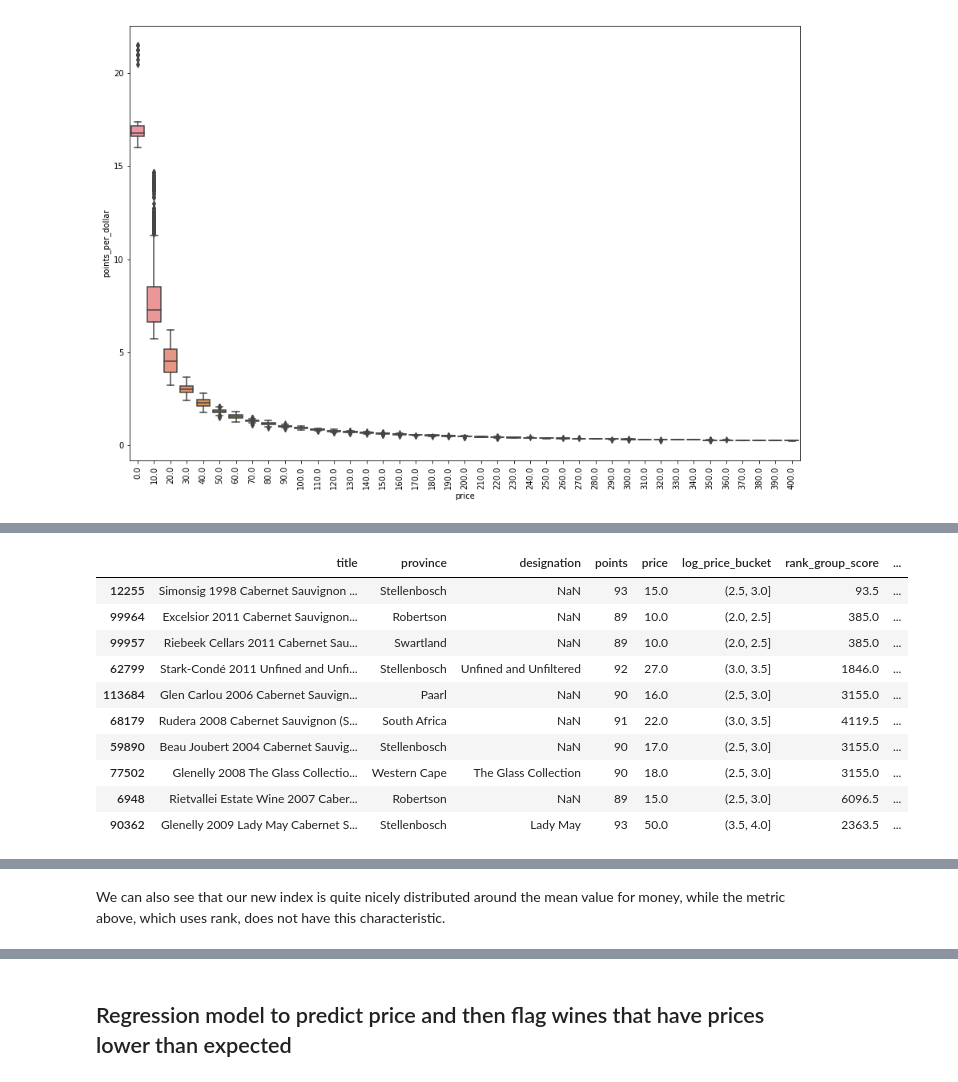
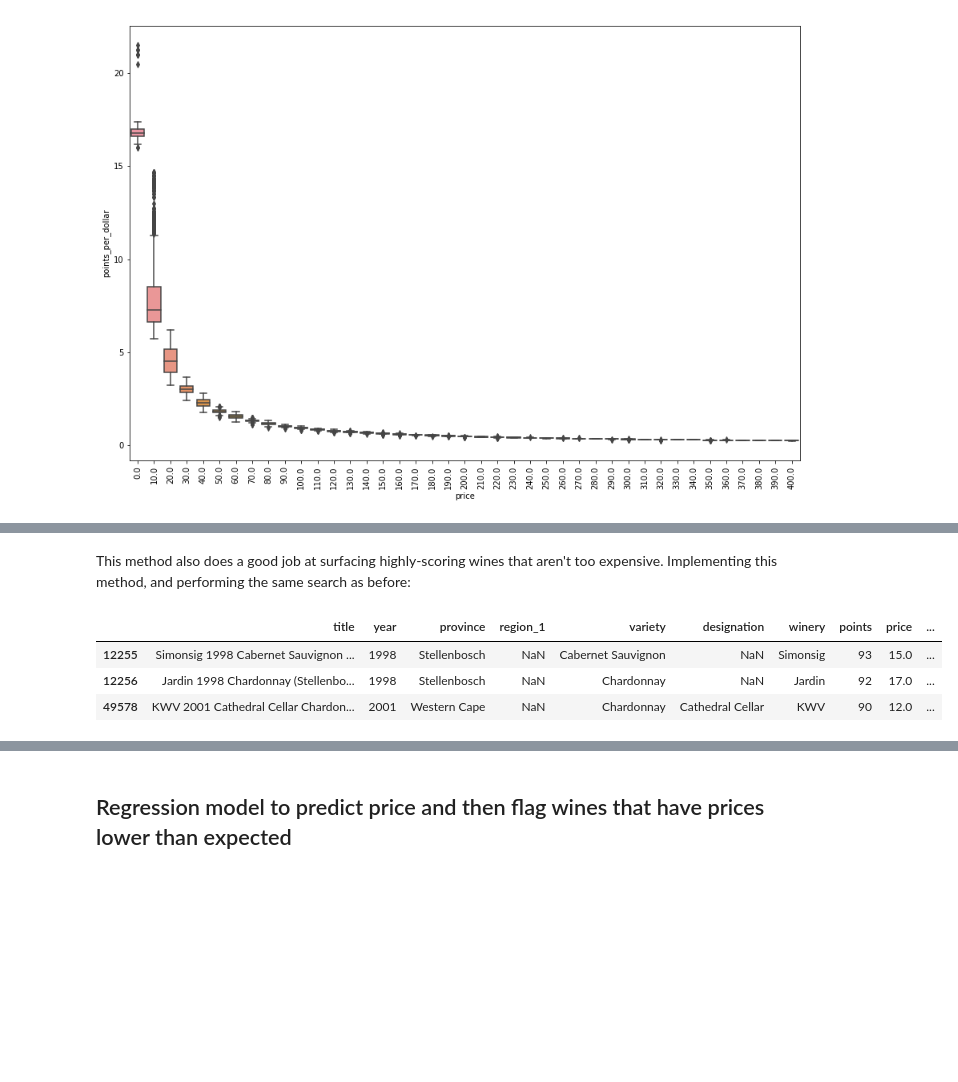
Before and after one commit to jbertscher/wining-and-mining, a Jupyter notebook: notebooks/1.0-jb-value-for-money.ipynb, the cells around one changed output, grey strips where cells are left out. Saved outputs shown, nothing was run; the diff lists cells and outputs as text; code cells hidden in the pictures; blank space fills up the shorter version.

```diff
--- a/notebooks/1.0-jb-value-for-money.ipynb
+++ b/notebooks/1.0-jb-value-for-money.ipynb
@@ -83,9 +104,8 @@ It would be interesting to look at the year of the wine. While this isn't includ
 wine['year'] = wine['title'].apply(lambda x: re.search(r'(19|20)[0-9]{2}', x))  # _sre.SRE_Match object returned
 year_matched = pd.notnull(wine['year'])  # Find where there is a match (no match signified by `NaN`)
 wine.loc[year_matched, 'year'] = wine.loc[year_matched, 'year'].apply(lambda x: x.group(0))  # Extract year where there is a match
-# wine = wine[~wine['year'].isnull()]  # Drop columns where `year` is null (no match)
+wine = wine[~wine['year'].isnull()]  # Drop columns where `year` is null (no match)
 wine['year'] = wine['year'].astype(int, errors='ignore')
-# wine = wine.dropna(axis = 0, how = 'any')
 # %% [markdown]
 ### Duplicates
 
@@ -290,19 +297,17 @@ What's nice about this index is that the value itself gives us a sense of how mu
+# %% [markdown]
+This method also does a good job at surfacing highly-scoring wines that aren't too expensive. Implementing this method, and performing the same search as before:
 # %%
-searched = wine.loc[(wine['variety']=='Cabernet Sauvignon')
-         & (wine['country']=='South Africa'),
-         ['title', 'province', 'designation', 'points', 'price', 'log_price_bucket',
-          'rank_group_score', 'scaled_points_per_log_dollar']]
+searched = wine.loc[#(wine['variety']=='Cabernet Sauvignon')
+         (wine['country']=='South Africa'),
+         ['title', 'year', 'province', 'region_1', 'variety', 'designation', 'winery',
+          'points', 'price', 'log_price_bucket', 'rank_group_score', 'scaled_points_per_log_dollar']]
 
-searched.sort_values('scaled_points_per_log_dollar', ascending=False).head(10)
+searched.sort_values('scaled_points_per_log_dollar', ascending=False).head(3)
+mid = [np.round(searched.shape[0]/2)]
+mid = [mid[0]-1] + mid + [mid[0]+1]
+searched.sort_values('scaled_points_per_log_dollar', ascending=False).iloc[mid]
 # %% [output]
-|  | title | province | designation | points | price | log_price_bucket | rank_group_score | ... |
-| 12255 | Simonsig 1998 Cabernet Sauvignon ... | Stellenbosch | NaN | 93 | 15.0 | (2.5, 3.0] | 93.5 | ... |
-| 99964 | Excelsior 2011 Cabernet Sauvignon... | Robertson | NaN | 89 | 10.0 | (2.0, 2.5] | 385.0 | ... |
-| 99957 | Riebeek Cellars 2011 Cabernet Sau... | Swartland | NaN | 89 | 10.0 | (2.0, 2.5] | 385.0 | ... |
-| 62799 | Stark-Condé 2011 Unfined and Unfi... | Stellenbosch | Unfined and Unfiltered | 92 | 27.0 | (3.0, 3.5] | 1846.0 | ... |
-| 113684 | Glen Carlou 2006 Cabernet Sauvign... | Paarl | NaN | 90 | 16.0 | (2.5, 3.0] | 3155.0 | ... |
-| 68179 | Rudera 2008 Cabernet Sauvignon (S... | South Africa | NaN | 91 | 22.0 | (3.0, 3.5] | 4119.5 | ... |
-| 59890 | Beau Joubert 2004 Cabernet Sauvig... | Stellenbosch | NaN | 90 | 17.0 | (2.5, 3.0] | 3155.0 | ... |
-| 77502 | Glenelly 2008 The Glass Collectio... | Western Cape | The Glass Collection | 90 | 18.0 | (2.5, 3.0] | 3155.0 | ... |
-| 6948 | Rietvallei Estate Wine 2007 Caber... | Robertson | NaN | 89 | 15.0 | (2.5, 3.0] | 6096.5 | ... |
-| 90362 | Glenelly 2009 Lady May Cabernet S... | Stellenbosch | Lady May | 93 | 50.0 | (3.5, 4.0] | 2363.5 | ... |
+|  | title | year | province | region_1 | variety | designation | winery | points | price | ... |
+| 12255 | Simonsig 1998 Cabernet Sauvignon ... | 1998 | Stellenbosch | NaN | Cabernet Sauvignon | NaN | Simonsig | 93 | 15.0 | ... |
+| 12256 | Jardin 1998 Chardonnay (Stellenbo... | 1998 | Stellenbosch | NaN | Chardonnay | NaN | Jardin | 92 | 17.0 | ... |
+| 49578 | KWV 2001 Cathedral Cellar Chardon... | 2001 | Western Cape | NaN | Chardonnay | Cathedral Cellar | KWV | 90 | 12.0 | ... |
@@ -309,2 +317,0 @@ searched.sort_values('scaled_points_per_log_dollar', ascending=False).head(10)
-# %% [markdown]
-We can also see that our new index is quite nicely distributed around the mean value for money, while the metric above, which uses rank, does not have this characteristic.
```
Also changed, not shown: parts of 80 cells of this notebook, 1 other file.
